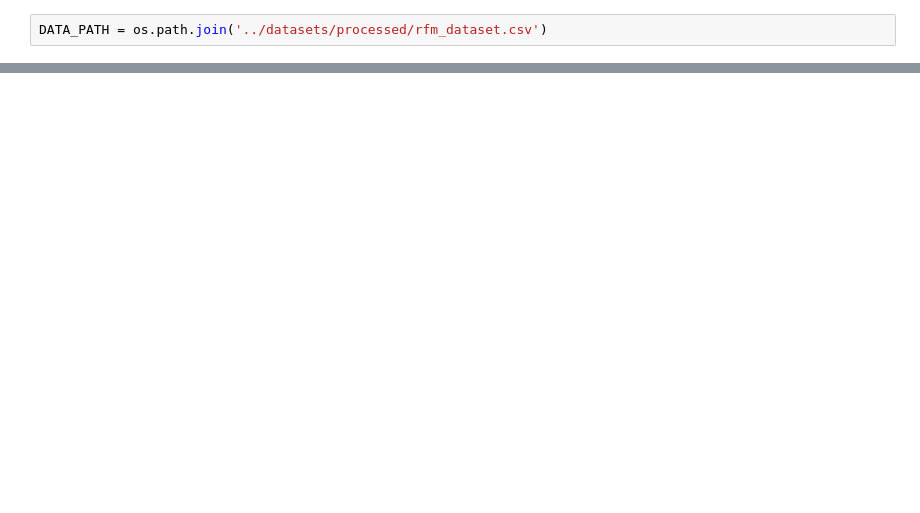
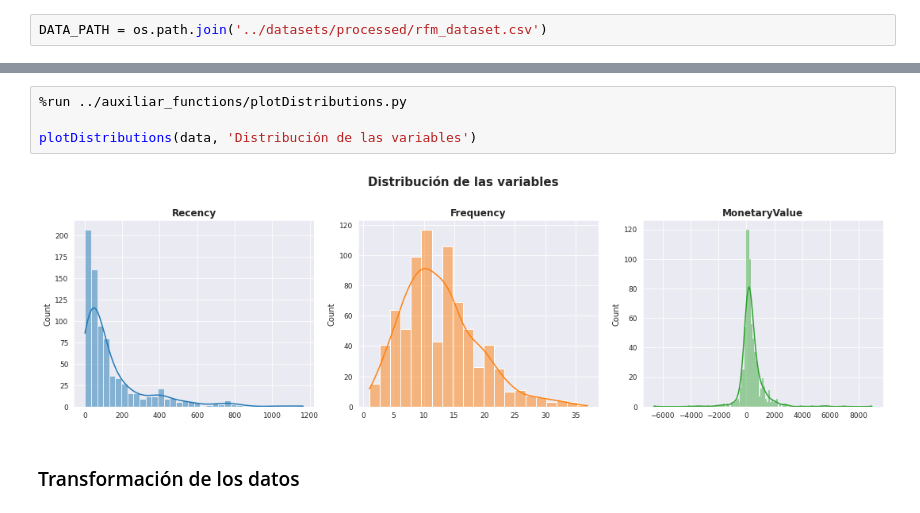
Before and after one commit to PabloJRW/super_store_projects, a Jupyter notebook: notebooks/2.2 Hierarchical Clustering.ipynb, the cells around one changed output, grey strips where cells are left out. Saved outputs shown, nothing was run; the diff lists cells and outputs as text; blank space fills up the shorter version.

```diff
--- a/notebooks/2.2 Hierarchical Clustering.ipynb
+++ b/notebooks/2.2 Hierarchical Clustering.ipynb
@@ -19,0 +35,8 @@ data.head()
+# %%
+%run ../auxiliar_functions/plotDistributions.py
+
+plotDistributions(data, 'Distribución de las variables')
+# %% [output]
+[figure, added]
+# %% [markdown]
+### Transformación de los datos
```
Also changed, not shown: parts of 8 cells of this notebook, 6 other files.
